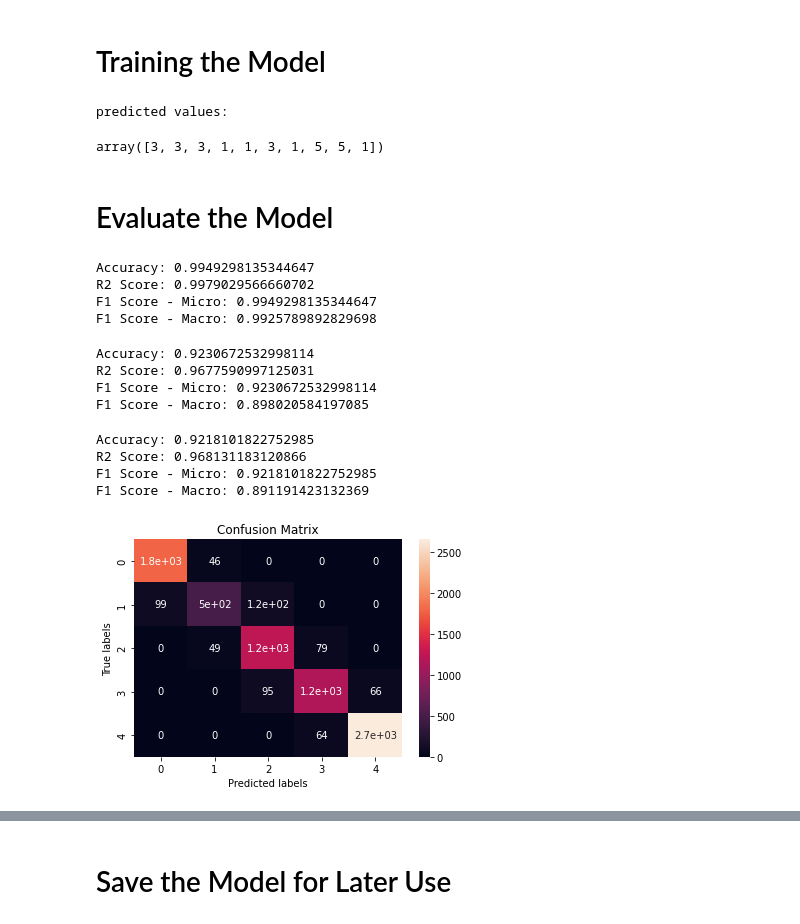
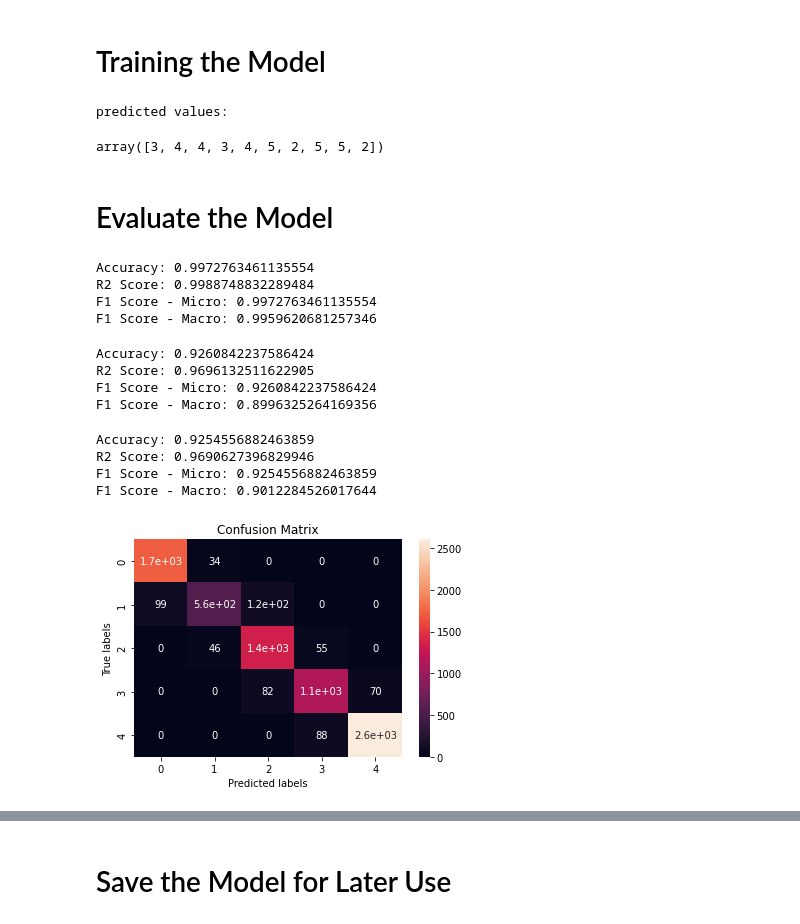
Before and after one commit to LimHonTing/DepressionIndicator, a Jupyter notebook: Depression_Indicator.ipynb, the cells around one changed output, grey strips where cells are left out. Drawn from its saved outputs; the diff is of its cells as text; code cells hidden in the pictures.

```diff
--- a/Depression_Indicator.ipynb
+++ b/Depression_Indicator.ipynb
@@ -323,75 +274,75 @@ normed_train_data.head(10)
 # Training the Model
 # %%
 # Create a random forest classifier model
-model = RandomForestClassifier(max_depth = 13, random_state = 1)
+model = RandomForestClassifier(max_depth = 14, random_state = 1)
 
 # Train the model using the training sets
-fitted_model = model.fit(normed_train_data, train_labels)
+fitted_model = model.fit(train_dataset, train_labels)
 
 # Predict the response for test dataset
-y_pred = fitted_model.predict(normed_train_data)
+y_pred = fitted_model.predict(train_dataset)
 # %%
 # Check the prediction output
-example_batch = normed_test_data[:10]
+example_batch = test_dataset[:10]
 example_result = fitted_model.predict(example_batch)
 print("predicted values:")
 example_result
 # %% [output]
 predicted values:
-array([3, 3, 3, 1, 1, 3, 1, 5, 5, 1])
+array([3, 4, 4, 3, 4, 5, 2, 5, 5, 2])
 # %% [markdown]
 # Evaluate the Model
 # %%
 # Print the accuracy, r2 and f1 score of model when predicting train dataset
-y_pred = fitted_model.predict(normed_train_data)
+y_pred = fitted_model.predict(train_dataset)
 print("Accuracy:", metrics.accuracy_score(train_labels, y_pred))
 print("R2 Score:", r2_score(train_labels, y_pred))
 print("F1 Score - Micro:", f1_score(train_labels, y_pred, average='micro'))
 print("F1 Score - Macro:", f1_score(train_labels, y_pred, average='macro'))
 # %% [output]
-Accuracy: 0.9949298135344647
-R2 Score: 0.9979029566660702
-F1 Score - Micro: 0.9949298135344647
-F1 Score - Macro: 0.9925789892829698
+Accuracy: 0.9972763461135554
+R2 Score: 0.9988748832289484
+F1 Score - Micro: 0.9972763461135554
+F1 Score - Macro: 0.9959620681257346
 # %%
 # Print the accuracy, r2 and f1 score of model when predicting cross-validation dataset
-y_pred = fitted_model.predict(normed_cross_valid_data)
+y_pred = fitted_model.predict(cross_valid_dataset)
 print("Accuracy:", metrics.accuracy_score(cross_valid_labels, y_pred))
 print("R2 Score:", r2_score(cross_valid_labels, y_pred))
 print("F1 Score - Micro:", f1_score(cross_valid_labels, y_pred, average='micro'))
 print("F1 Score - Macro:", f1_score(cross_valid_labels, y_pred, average='macro'))
 # %% [output]
-Accuracy: 0.9230672532998114
-R2 Score: 0.9677590997125031
-F1 Score - Micro: 0.9230672532998114
-F1 Score - Macro: 0.898020584197085
+Accuracy: 0.9260842237586424
+R2 Score: 0.9696132511622905
+F1 Score - Micro: 0.9260842237586424
+F1 Score - Macro: 0.8996325264169356
 # %%
 # Print the accuracy, r2 and f1 score of model when predicting test dataset
-y_pred = fitted_model.predict(normed_test_data)
+y_pred = fitted_model.predict(test_dataset)
 print("Accuracy:", metrics.accuracy_score(test_labels, y_pred))
 print("R2 Score:", r2_score(test_labels, y_pred))
 print("F1 Score - Micro:", f1_score(test_labels, y_pred, average='micro'))
 print("F1 Score - Macro:", f1_score(test_labels, y_pred, average='macro'))
 # %% [output]
-Accuracy: 0.9218101822752985
-R2 Score: 0.968131183120866
-F1 Score - Micro: 0.9218101822752985
-F1 Score - Macro: 0.891191423132369
+Accuracy: 0.9254556882463859
+R2 Score: 0.9690627396829946
+F1 Score - Micro: 0.9254556882463859
+F1 Score - Macro: 0.9012284526017644
 # %%
 # Plot confusion matrix to see how many values are misclassified
 ax = plt.subplot()
-predict_results = fitted_model.predict(normed_test_data)
+predict_results = fitted_model.predict(test_dataset)
 
 cm = confusion_matrix(test_labels, predict_results)
 sns.heatmap(cm, annot=True, ax=ax); # annot = True to annotate cells
 
 # labels, title and ticks
 ax.set_xlabel('Predicted labels');
 ax.set_ylabel('True labels');
 ax.set_title('Confusion Matrix');
 # ax.xaxis.set_ticklabels(['Positive', 'Negative']); ax.yaxis.set_ticklabels(['Positive', 'Negative']);
 # %% [output]
-[figure, old version]
+[figure, new version]
 # %%
 # A function that use the dataset, split it to train dataset and cross-validation dataset, using KFold to
 # This function allows us to assess the skill of the model on new data
```
Also changed, not shown: parts of 10 cells of this notebook.
